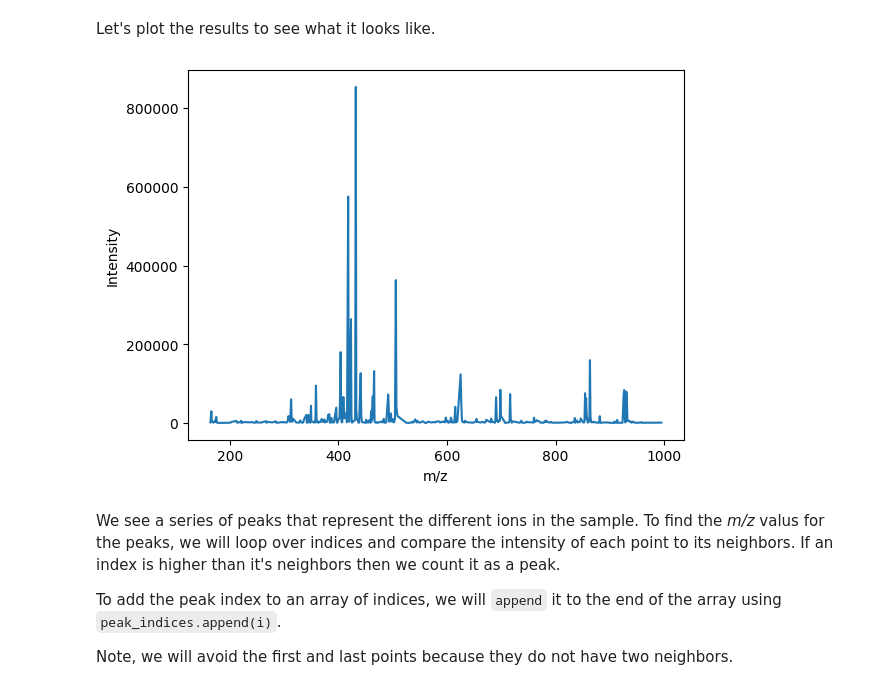
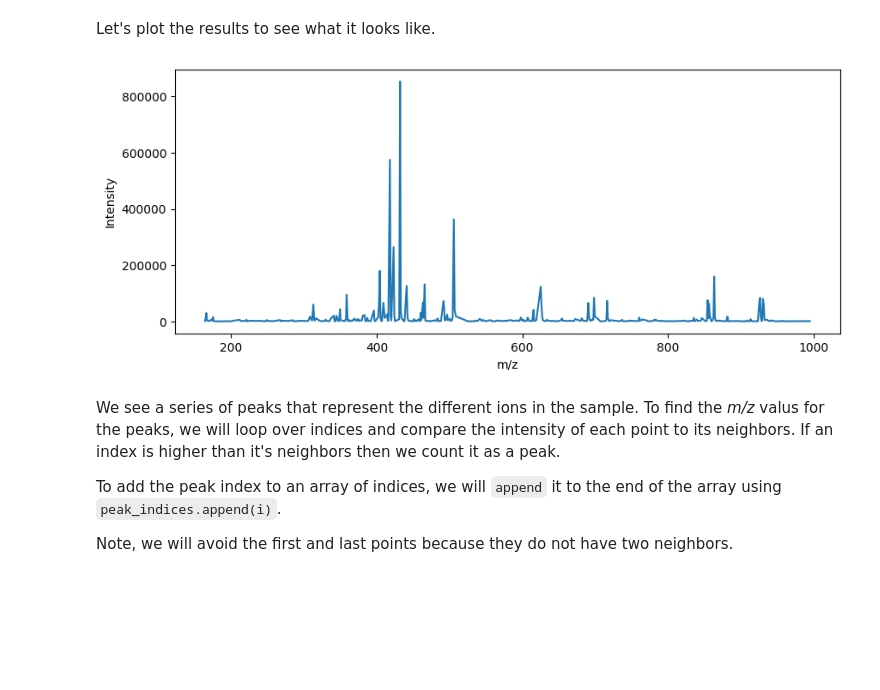
Before and after one commit to dgodovich/MOL518-Intro-to-Data-Analysis, a Jupyter notebook: Lecture_4/MOL518_Lecture4.ipynb, the cells around one changed output. Cells and saved outputs as stored; diff of their text form; code cells hidden in the pictures; blank space fills up the shorter version.

```diff
--- a/Lecture_4/MOL518_Lecture4.ipynb
+++ b/Lecture_4/MOL518_Lecture4.ipynb
@@ -167,12 +167,13 @@ intensity = data[:, 1]
 # %% [markdown]
 Let's plot the results to see what it looks like.
 # %%
+plt.figure(figsize=(10, 4))
 plt.plot(mz, intensity)
 plt.xlabel("m/z")
 plt.ylabel("Intensity")
 plt.show()
 # %% [output]
-[figure, old version]
+[figure, new version]
 # %% [markdown]
 We see a series of peaks that represent the different ions in the sample. To find the *m/z* valus for the peaks, we will loop over indices and compare the intensity of each point to its neighbors. If an index is higher than it's neighbors then we count it as a peak.
 
```
Also changed, not shown: parts of 3 cells of this notebook.
